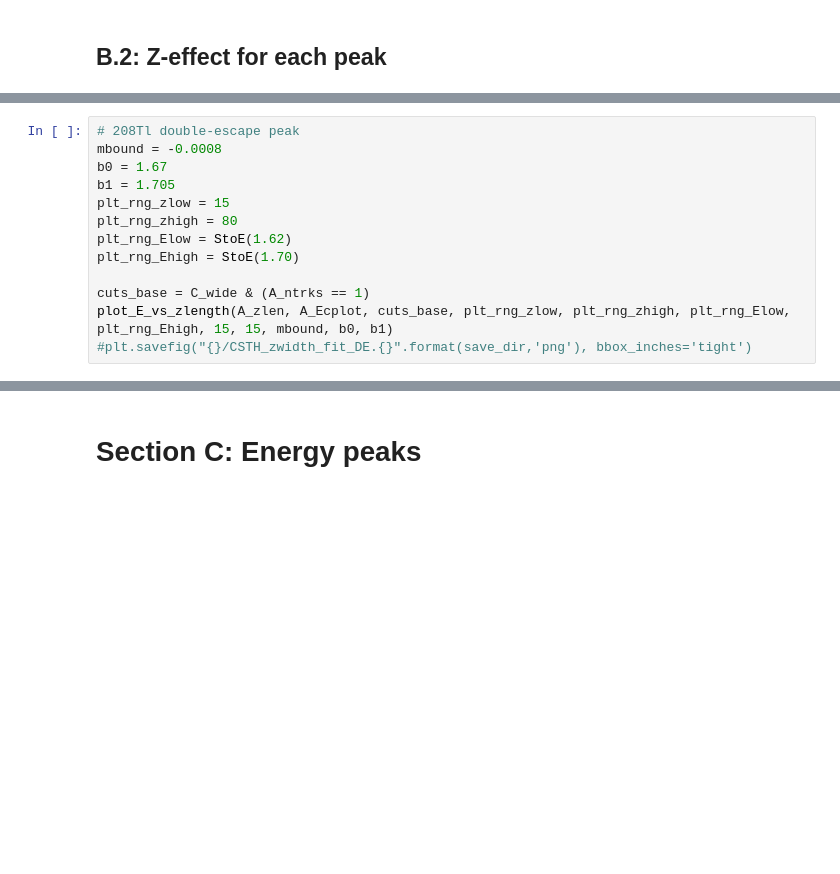
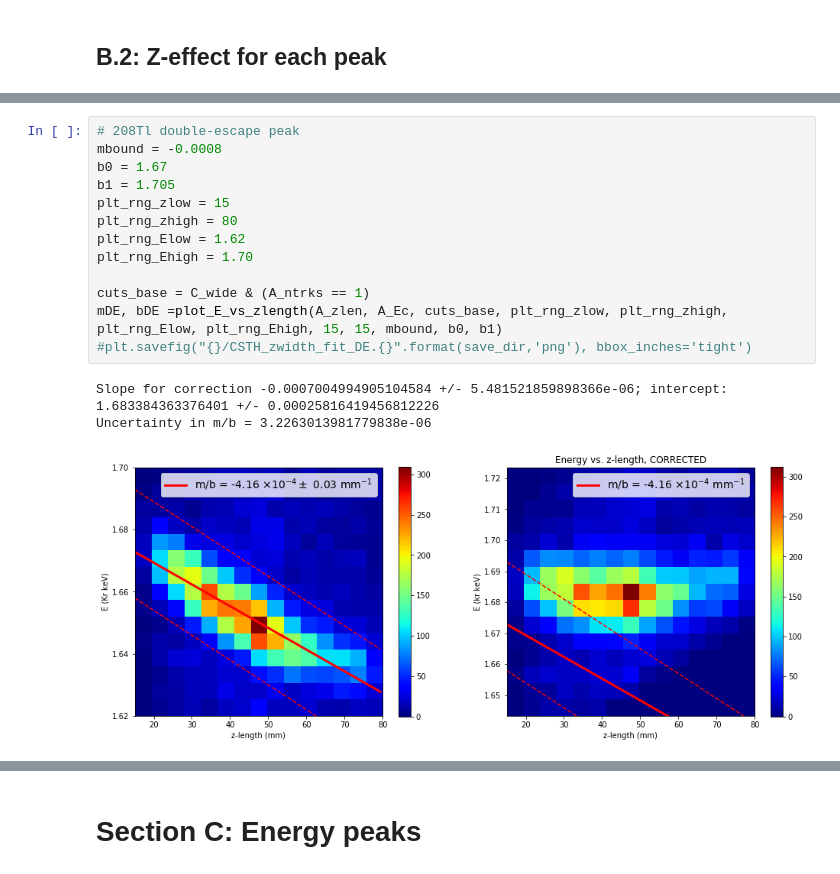
Before and after one commit to next-exp/InteractiveNBs, a Jupyter notebook: ICAROS_NBS/analysis_highenergy.ipynb, the cells around one changed output, grey strips where cells are left out. Saved outputs shown, nothing was run; the diff lists cells and outputs as text; blank space fills up the shorter version.

```diff
--- a/ICAROS_NBS/analysis_highenergy.ipynb
+++ b/ICAROS_NBS/analysis_highenergy.ipynb
@@ -343,16 +362,20 @@ plot_E_vs_zlength(A_zlen, A_Ecplot, cuts_base, plt_rng_zlow, plt_rng_zhigh, plt_
 # %%
 # 208Tl double-escape peak
 mbound = -0.0008
 b0 = 1.67
 b1 = 1.705
 plt_rng_zlow = 15
 plt_rng_zhigh = 80
-plt_rng_Elow = StoE(1.62)
-plt_rng_Ehigh = StoE(1.70)
+plt_rng_Elow = 1.62
+plt_rng_Ehigh = 1.70
 
 cuts_base = C_wide & (A_ntrks == 1)
-plot_E_vs_zlength(A_zlen, A_Ecplot, cuts_base, plt_rng_zlow, plt_rng_zhigh, plt_rng_Elow, plt_rng_Ehigh, 15, 15, mbound, b0, b1)
+mDE, bDE =plot_E_vs_zlength(A_zlen, A_Ec, cuts_base, plt_rng_zlow, plt_rng_zhigh, plt_rng_Elow, plt_rng_Ehigh, 15, 15, mbound, b0, b1)
 #plt.savefig("{}/CSTH_zwidth_fit_DE.{}".format(save_dir,'png'), bbox_inches='tight')
+# %% [output]
+Slope for correction -0.0007004994905104584 +/- 5.481521859898366e-06; intercept: 1.683384363376401 +/- 0.00025816419456812226
+Uncertainty in m/b = 3.2263013981779838e-06
+[figure, added]
 # %%
 # Tl photopeak
 mbound = -0.0008
```
Also changed, not shown: parts of 29 cells of this notebook.
